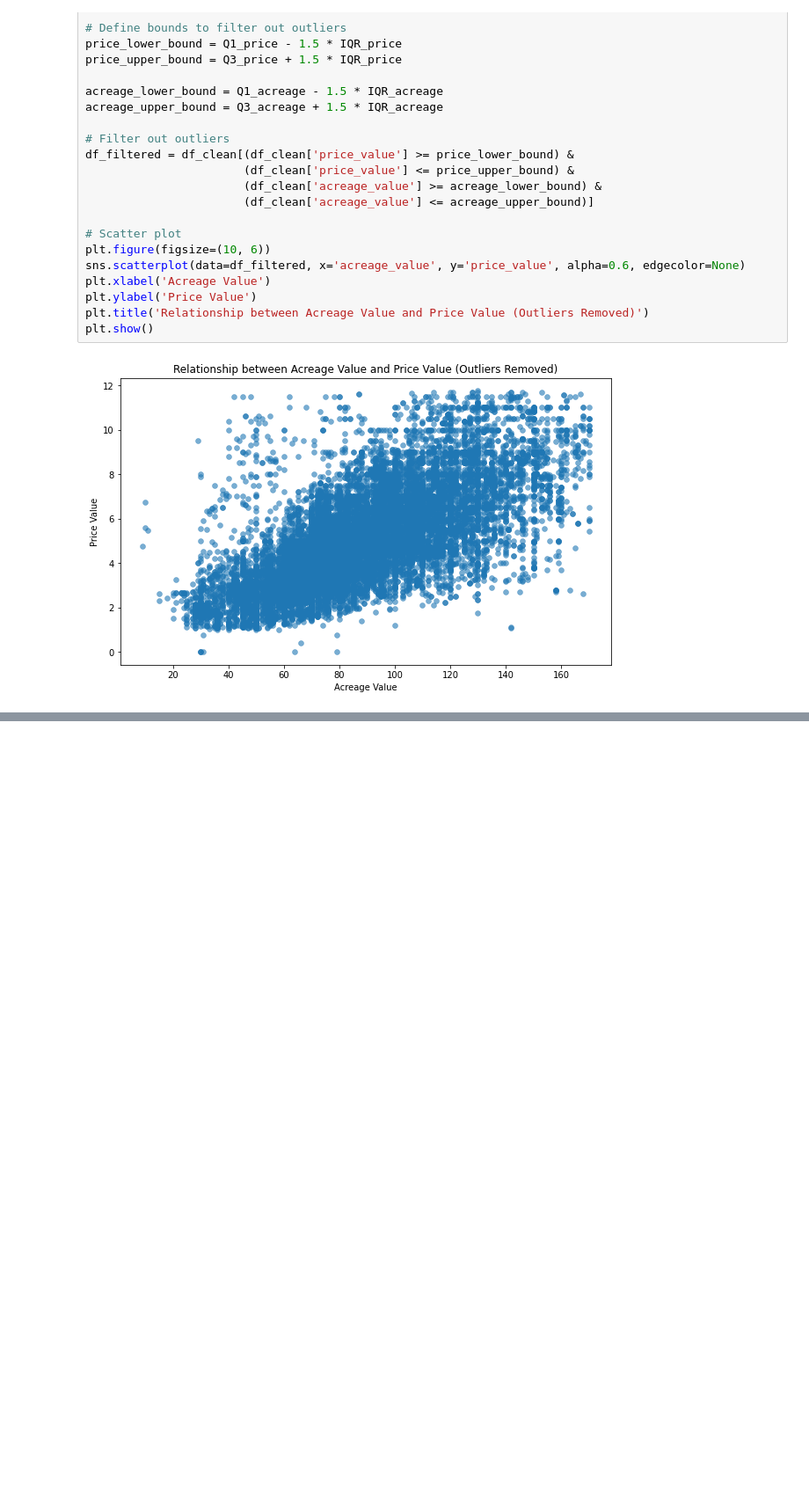
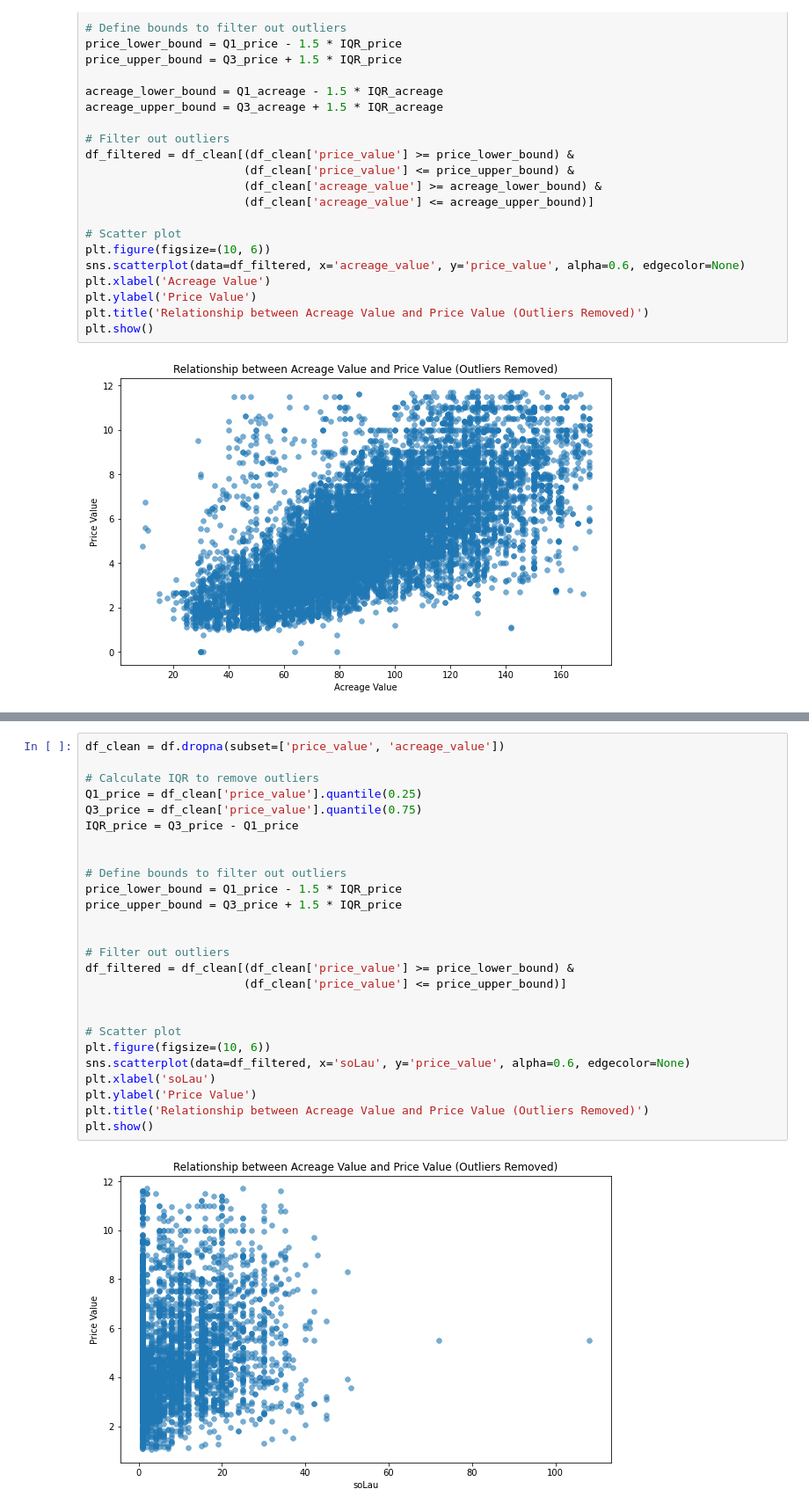
Before and after one commit to NTHuyne/apartment-price-prediction, a Jupyter notebook: src/data_processing/eda.ipynb, the cells around one changed output, grey strips where cells are left out. Shown: that part at 88% size. Saved outputs shown, nothing was run; the diff lists cells and outputs as text; blank space fills up the shorter version.

```diff
--- a/src/data_processing/eda.ipynb
+++ b/src/data_processing/eda.ipynb
@@ -232,3 +236,31 @@ plt.show()
+# %%
+df_clean = df.dropna(subset=['price_value', 'acreage_value'])
+
+# Calculate IQR to remove outliers
+Q1_price = df_clean['price_value'].quantile(0.25)
+Q3_price = df_clean['price_value'].quantile(0.75)
+IQR_price = Q3_price - Q1_price
+
+
+# Define bounds to filter out outliers
+price_lower_bound = Q1_price - 1.5 * IQR_price
+price_upper_bound = Q3_price + 1.5 * IQR_price
+
+
+# Filter out outliers
+df_filtered = df_clean[(df_clean['price_value'] >= price_lower_bound) &
+                       (df_clean['price_value'] <= price_upper_bound)]
+
+
+# Scatter plot
+plt.figure(figsize=(10, 6))
+sns.scatterplot(data=df_filtered, x='soLau', y='price_value', alpha=0.6, edgecolor=None)
+plt.xlabel('soLau')
+plt.ylabel('Price Value')
+plt.title('Relationship between Acreage Value and Price Value (Outliers Removed)')
+plt.show()
+# %% [output]
+[figure, added]
 # %%
 plt.figure(figsize=(12, 6))
 
```
Also changed, not shown: parts of 41 cells of this notebook, 1 other file.
